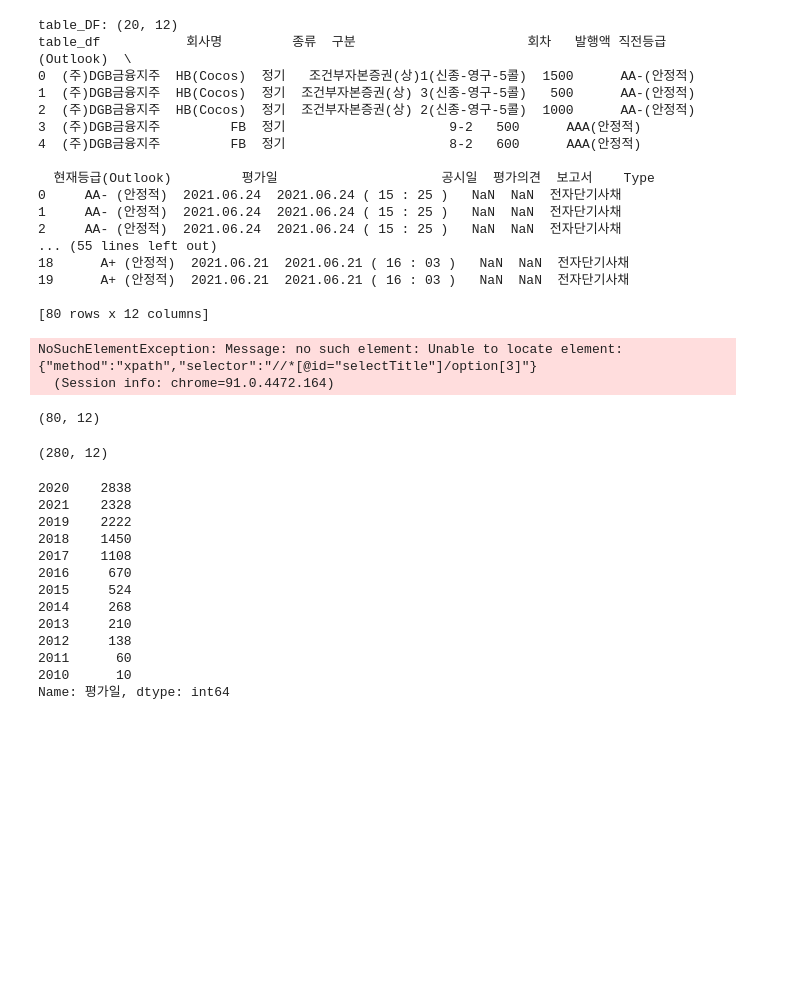
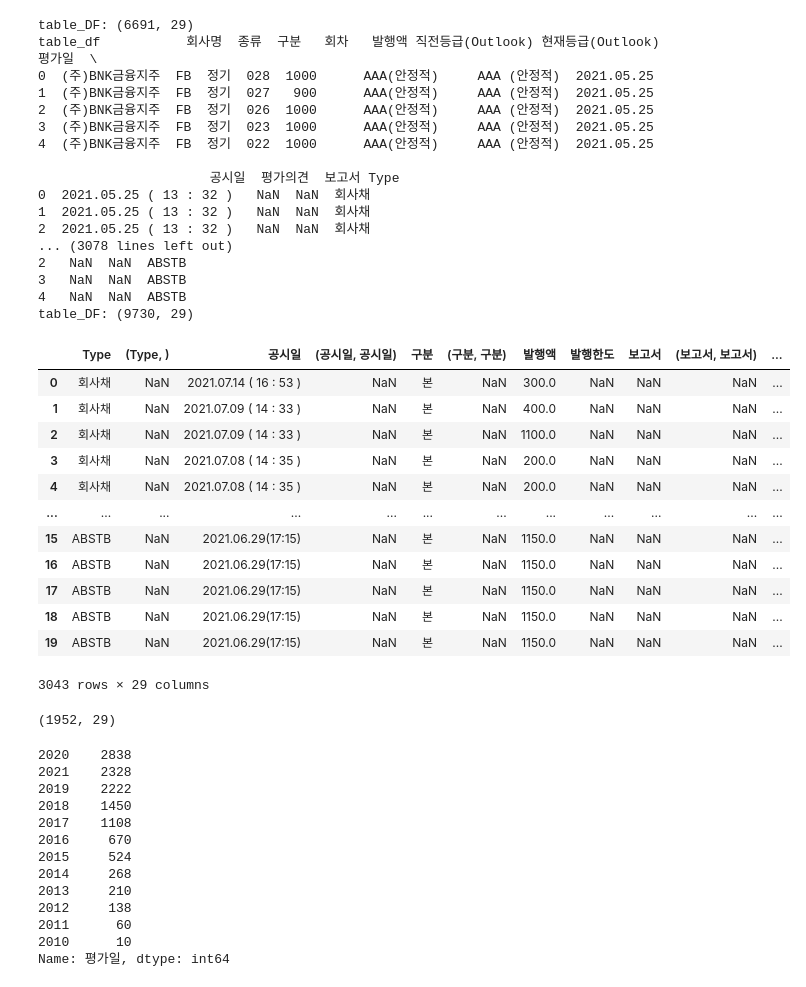
Before and after one commit to kuri980824/Crawling, a Jupyter notebook: Desktop/Project/0721_한국기업평가.ipynb, the cells around one changed output. Saved outputs shown, nothing was run; the diff lists cells and outputs as text; code cells hidden in the pictures; blank space fills up the shorter version.

```diff
--- a/Desktop/Project/0721_한국기업평가.ipynb
+++ b/Desktop/Project/0721_한국기업평가.ipynb
@@ -35,7 +36,7 @@ import time
 from datetime import date,timedelta
 today= date.today()
 date_lst=[]
-for i in range(459):
-    date_lst.append((today - timedelta(days=30*i)).strftime("%Y-%m-%d"))
+for i in range(917):
+    date_lst.append((today - timedelta(days=15*i)).strftime("%Y-%m-%d"))
 len(date_lst),date_lst[-1],date_lst[0]
 # %% [output]
@@ -58,25 +78,29 @@ url = 'http://www.rating.co.kr/disclosure/QDisclosure014.do'
 browser.get(url)
 # %%
 # 1달이라는 기간동안
-for t in range(len(date_lst)-1):
+for t in range(len(date_lst)-3):
     start_date = browser.find_element_by_xpath('//*[@id="fromDt"]')
     start_date.clear()
-    start_date.send_keys(date_lst[t+1])
+    start_date.send_keys(date_lst[t+4])
     end_date = browser.find_element_by_xpath('//*[@id="toDt"]')
     end_date.clear()
-    end_date.send_keys(date_lst[t])
+    end_date.send_keys(date_lst[t+3])
 
     # 8종류의 데이터를
     for i in range(2,10):
+        try:
+            type_btn = browser.find_element_by_xpath('//*[@id="selectTitle"]/option[{}]'.format(i))
+            type_btn.click()
 
-        type_btn = browser.find_element_by_xpath('//*[@id="selectTitle"]/option[{}]'.format(i))
-        type_btn.click()
+            src_btn = browser.find_element_by_xpath('//*[@id="content"]/div[1]/div/div/ul/li[2]/a/span')
+            src_btn.click()
 
-        src_btn = browser.find_element_by_xpath('//*[@id="content"]/div[1]/div/div/ul/li[2]/a/span')
-        src_btn.click()
+        except:
+            break
 
         # 1,11,21,... 페이지
-        for k in range(10):
+        for k in range(4):
+
 
 
             # 1페이지 추출
@@ -86,7 +110,7 @@ for t in range(len(date_lst)-1):
             table_html = str(table)
 
             table_df = pd.read_html(table_html)[0]
-            table_df['Type']=type_lst[i] # Type : 1~8 가지의 종류의 데이터 이름
+            table_df['Type']=type_lst[i-2] # Type : 1~8 가지의 종류의 데이터 이름
             table_DF=pd.concat([table_DF,table_df],axis=0)
             print("table_DF:",table_DF.shape)
 
@@ -104,7 +128,7 @@ for t in range(len(date_lst)-1):
 
                     # 1. 회사채
                     table_df = pd.read_html(table_html)[0]
-                    table_df['Type']=type_lst[i]
+                    table_df['Type']=type_lst[i-2]
                     print("table_df",table_df.head())
                     table_DF=pd.concat([table_DF,table_df],axis=0)
                     print("table_DF:",table_DF.shape)
@@ -123,33 +147,43 @@ for t in range(len(date_lst)-1):
             except:
                 break
 # %% [output]
-table_DF: (20, 12)
-table_df           회사명         종류  구분                      회차   발행액 직전등급(Outlook)  \
-0  (주)DGB금융지주  HB(Cocos)  정기   조건부자본증권(상)1(신종-영구-5콜)  1500      AA-(안정적)
-1  (주)DGB금융지주  HB(Cocos)  정기  조건부자본증권(상) 3(신종-영구-5콜)   500      AA-(안정적)
-2  (주)DGB금융지주  HB(Cocos)  정기  조건부자본증권(상) 2(신종-영구-5콜)  1000      AA-(안정적)
-3  (주)DGB금융지주         FB  정기                     9-2   500      AAA(안정적)
-4  (주)DGB금융지주         FB  정기                     8-2   600      AAA(안정적)
+table_DF: (6691, 29)
+table_df           회사명  종류  구분   회차   발행액 직전등급(Outlook) 현재등급(Outlook)         평가일  \
+0  (주)BNK금융지주  FB  정기  028  1000      AAA(안정적)     AAA (안정적)  2021.05.25
+1  (주)BNK금융지주  FB  정기  027   900      AAA(안정적)     AAA (안정적)  2021.05.25
+2  (주)BNK금융지주  FB  정기  026  1000      AAA(안정적)     AAA (안정적)  2021.05.25
+3  (주)BNK금융지주  FB  정기  023  1000      AAA(안정적)     AAA (안정적)  2021.05.25
+4  (주)BNK금융지주  FB  정기  022  1000      AAA(안정적)     AAA (안정적)  2021.05.25
 
-  현재등급(Outlook)         평가일                     공시일  평가의견  보고서    Type
-0     AA- (안정적)  2021.06.24  2021.06.24 ( 15 : 25 )   NaN  NaN  전자단기사채
-1     AA- (안정적)  2021.06.24  2021.06.24 ( 15 : 25 )   NaN  NaN  전자단기사채
-2     AA- (안정적)  2021.06.24  2021.06.24 ( 15 : 25 )   NaN  NaN  전자단기사채
-... (55 lines left out)
-18      A+ (안정적)  2021.06.21  2021.06.21 ( 16 : 03 )   NaN  NaN  전자단기사채
-19      A+ (안정적)  2021.06.21  2021.06.21 ( 16 : 03 )   NaN  NaN  전자단기사채
-
-[80 rows x 12 columns]
+                      공시일  평가의견  보고서 Type
+0  2021.05.25 ( 13 : 32 )   NaN  NaN  회사채
+1  2021.05.25 ( 13 : 32 )   NaN  NaN  회사채
+2  2021.05.25 ( 13 : 32 )   NaN  NaN  회사채
+... (3078 lines left out)
+2   NaN  NaN  ABSTB
+3   NaN  NaN  ABSTB
+4   NaN  NaN  ABSTB
+table_DF: (9730, 29)
-NoSuchElementException: Message: no such element: Unable to locate element: {"method":"xpath","selector":"//*[@id="selectTitle"]/option[3]"}
-  (Session info: chrome=91.0.4472.164)
 # %%
-table_DF.shape
+table_DF
 # %% [output]
+|  | Type | (Type, ) | 공시일 | (공시일, 공시일) | 구분 | (구분, 구분) | 발행액 | 발행한도 | 보고서 | (보고서, 보고서) | ... |
+| 0 | 회사채 | NaN | 2021.07.14 ( 16 : 53 ) | NaN | 본 | NaN | 300.0 | NaN | NaN | NaN | ... |
+| 1 | 회사채 | NaN | 2021.07.09 ( 14 : 33 ) | NaN | 본 | NaN | 400.0 | NaN | NaN | NaN | ... |
+| 2 | 회사채 | NaN | 2021.07.09 ( 14 : 33 ) | NaN | 본 | NaN | 1100.0 | NaN | NaN | NaN | ... |
+| 3 | 회사채 | NaN | 2021.07.08 ( 14 : 35 ) | NaN | 본 | NaN | 200.0 | NaN | NaN | NaN | ... |
+| 4 | 회사채 | NaN | 2021.07.08 ( 14 : 35 ) | NaN | 본 | NaN | 200.0 | NaN | NaN | NaN | ... |
+| ... | ... | ... | ... | ... | ... | ... | ... | ... | ... | ... | ... |
+| 15 | ABSTB | NaN | 2021.06.29(17:15) | NaN | 본 | NaN | 1150.0 | NaN | NaN | NaN | ... |
+| 16 | ABSTB | NaN | 2021.06.29(17:15) | NaN | 본 | NaN | 1150.0 | NaN | NaN | NaN | ... |
+| 17 | ABSTB | NaN | 2021.06.29(17:15) | NaN | 본 | NaN | 1150.0 | NaN | NaN | NaN | ... |
+| 18 | ABSTB | NaN | 2021.06.29(17:15) | NaN | 본 | NaN | 1150.0 | NaN | NaN | NaN | ... |
+| 19 | ABSTB | NaN | 2021.06.29(17:15) | NaN | 본 | NaN | 1150.0 | NaN | NaN | NaN | ... |
-(80, 12)
+3043 rows × 29 columns
 # %%
 table_DF.drop_duplicates().shape
 # %% [output]
-(280, 12)
+(1952, 29)
 # %%
 src_btn = browser.find_element_by_xpath('//*[@id="content"]/div[1]/div/div/ul/li[2]/a/span')
 src_btn.click()
```
Also changed, not shown: parts of 6 cells of this notebook.
